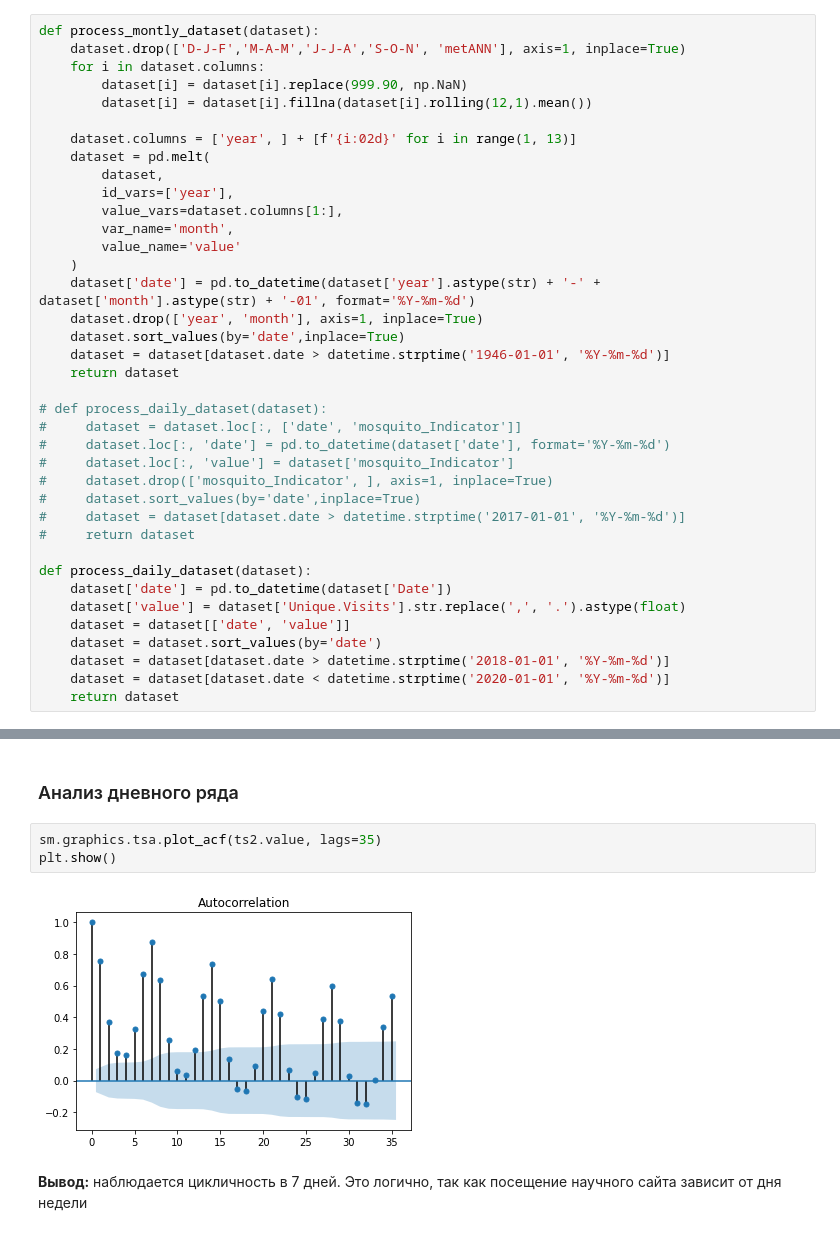
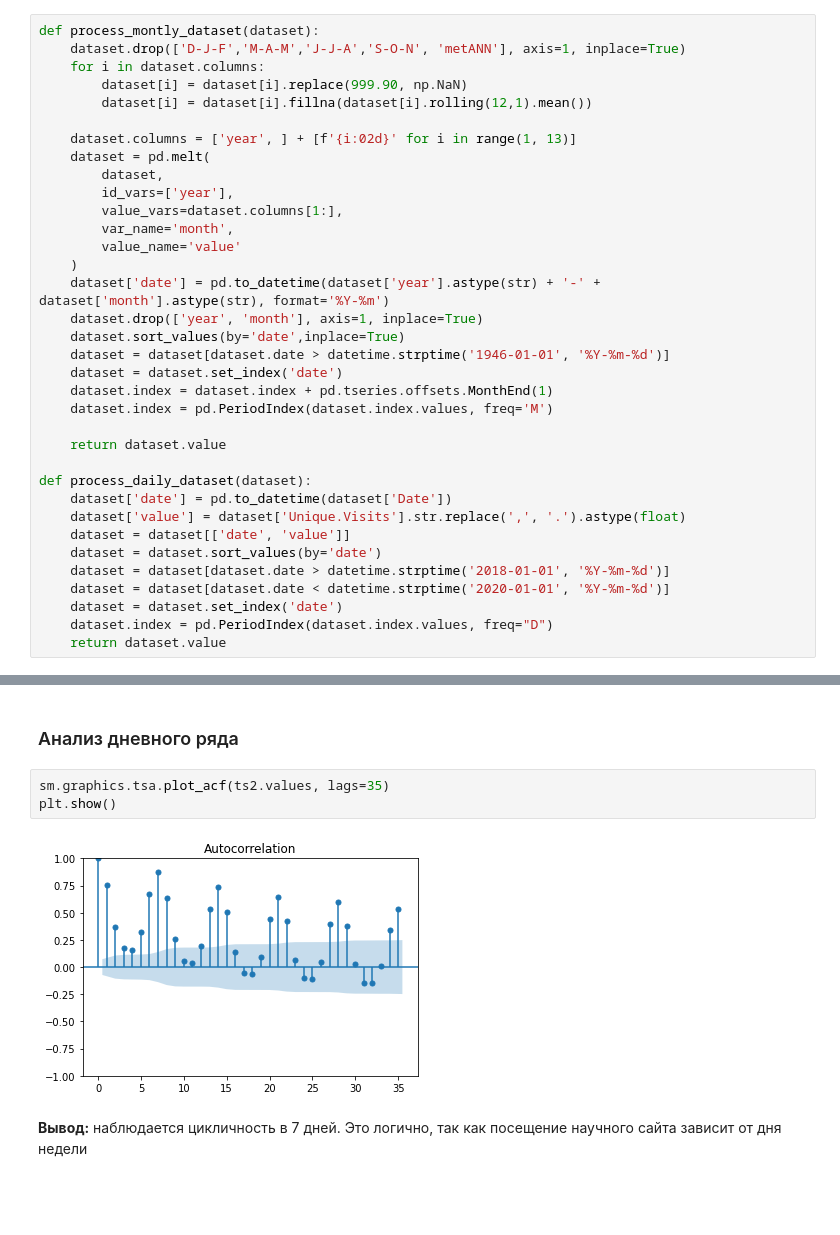
Before and after one commit to alyonabelenko/Courses, a Jupyter notebook: IAD4/homework-3/HW3.ipynb, the cells around one changed output, grey strips where cells are left out. Saved outputs shown, nothing was run; the diff lists cells and outputs as text; blank space fills up the shorter version.

```diff
--- a/IAD4/homework-3/HW3.ipynb
+++ b/IAD4/homework-3/HW3.ipynb
@@ -104,20 +108,15 @@ def process_montly_dataset(dataset):
         var_name='month',
         value_name='value'
     )
-    dataset['date'] = pd.to_datetime(dataset['year'].astype(str) + '-' + dataset['month'].astype(str) + '-01', format='%Y-%m-%d')
+    dataset['date'] = pd.to_datetime(dataset['year'].astype(str) + '-' + dataset['month'].astype(str), format='%Y-%m')
     dataset.drop(['year', 'month'], axis=1, inplace=True)
     dataset.sort_values(by='date',inplace=True)
     dataset = dataset[dataset.date > datetime.strptime('1946-01-01', '%Y-%m-%d')]
-    return dataset
+    dataset = dataset.set_index('date')
+    dataset.index = dataset.index + pd.tseries.offsets.MonthEnd(1)
+    dataset.index = pd.PeriodIndex(dataset.index.values, freq='M')
 
-# def process_daily_dataset(dataset):
-#     dataset = dataset.loc[:, ['date', 'mosquito_Indicator']]
-#     dataset.loc[:, 'date'] = pd.to_datetime(dataset['date'], format='%Y-%m-%d')
-#     dataset.loc[:, 'value'] = dataset['mosquito_Indicator']
-#     dataset.drop(['mosquito_Indicator', ], axis=1, inplace=True)
-#     dataset.sort_values(by='date',inplace=True)
-#     dataset = dataset[dataset.date > datetime.strptime('2017-01-01', '%Y-%m-%d')]
-#     return dataset
+    return dataset.value
 
 def process_daily_dataset(dataset):
     dataset['date'] = pd.to_datetime(dataset['Date'])
@@ -126,7 +125,9 @@ def process_daily_dataset(dataset):
     dataset = dataset.sort_values(by='date')
     dataset = dataset[dataset.date > datetime.strptime('2018-01-01', '%Y-%m-%d')]
     dataset = dataset[dataset.date < datetime.strptime('2020-01-01', '%Y-%m-%d')]
-    return dataset
+    dataset = dataset.set_index('date')
+    dataset.index = pd.PeriodIndex(dataset.index.values, freq="D")
+    return dataset.value
 # %%
 # считаем файлы
 ts1 = process_montly_dataset(pd.read_csv("monthly.csv"))
@@ -193,10 +197,10 @@ plt.show()
 # %% [markdown]
 ### Анализ дневного ряда
 # %%
-sm.graphics.tsa.plot_acf(ts2.value, lags=35)
+sm.graphics.tsa.plot_acf(ts2.values, lags=35)
 plt.show()
 # %% [output]
-[figure, old version]
+[figure, new version]
 # %% [markdown]
 **Вывод:** наблюдается цикличность в 7 дней. Это логично, так как посещение научного сайта зависит от дня недели
 # %% [markdown]
```
Also changed, not shown: parts of 19 cells of this notebook.
